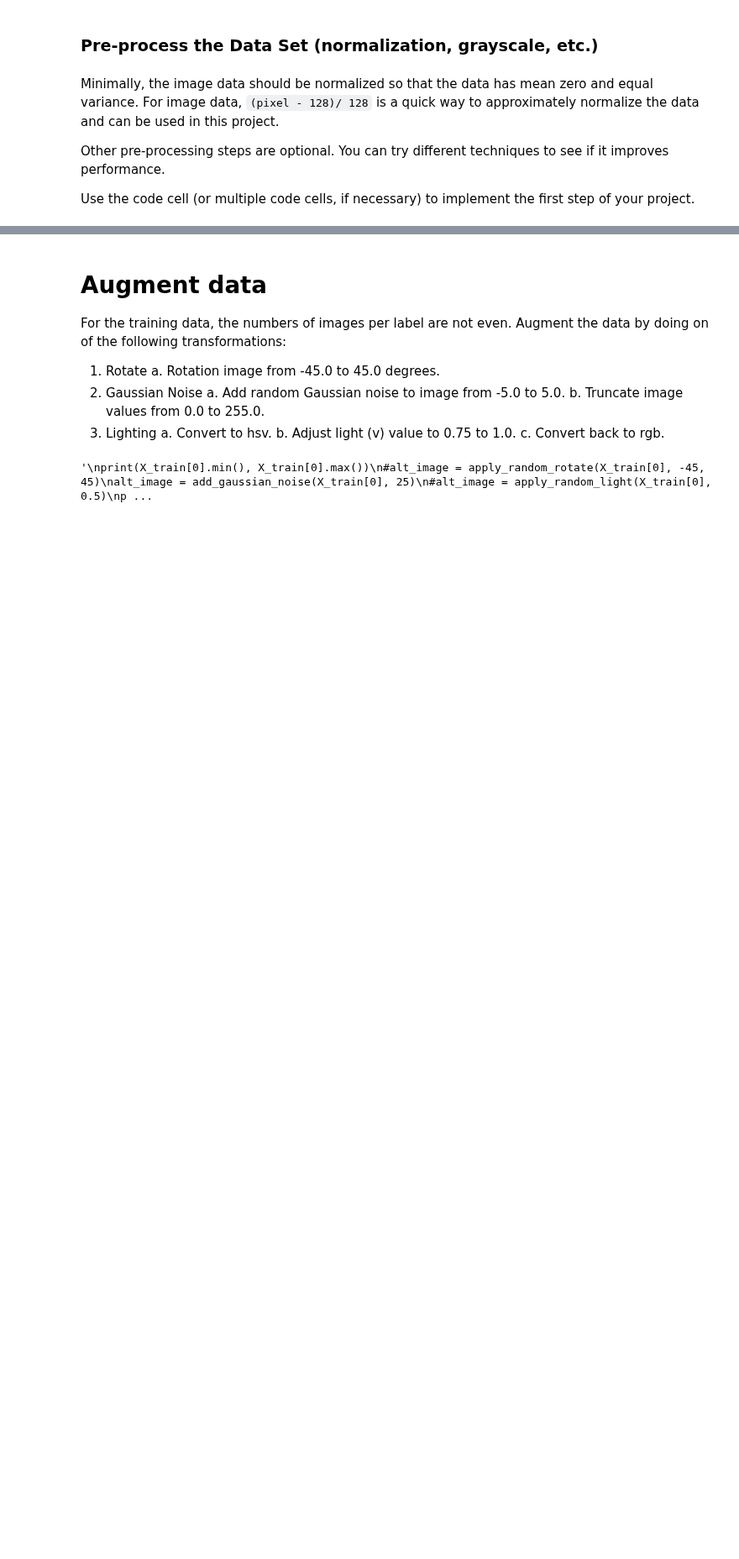
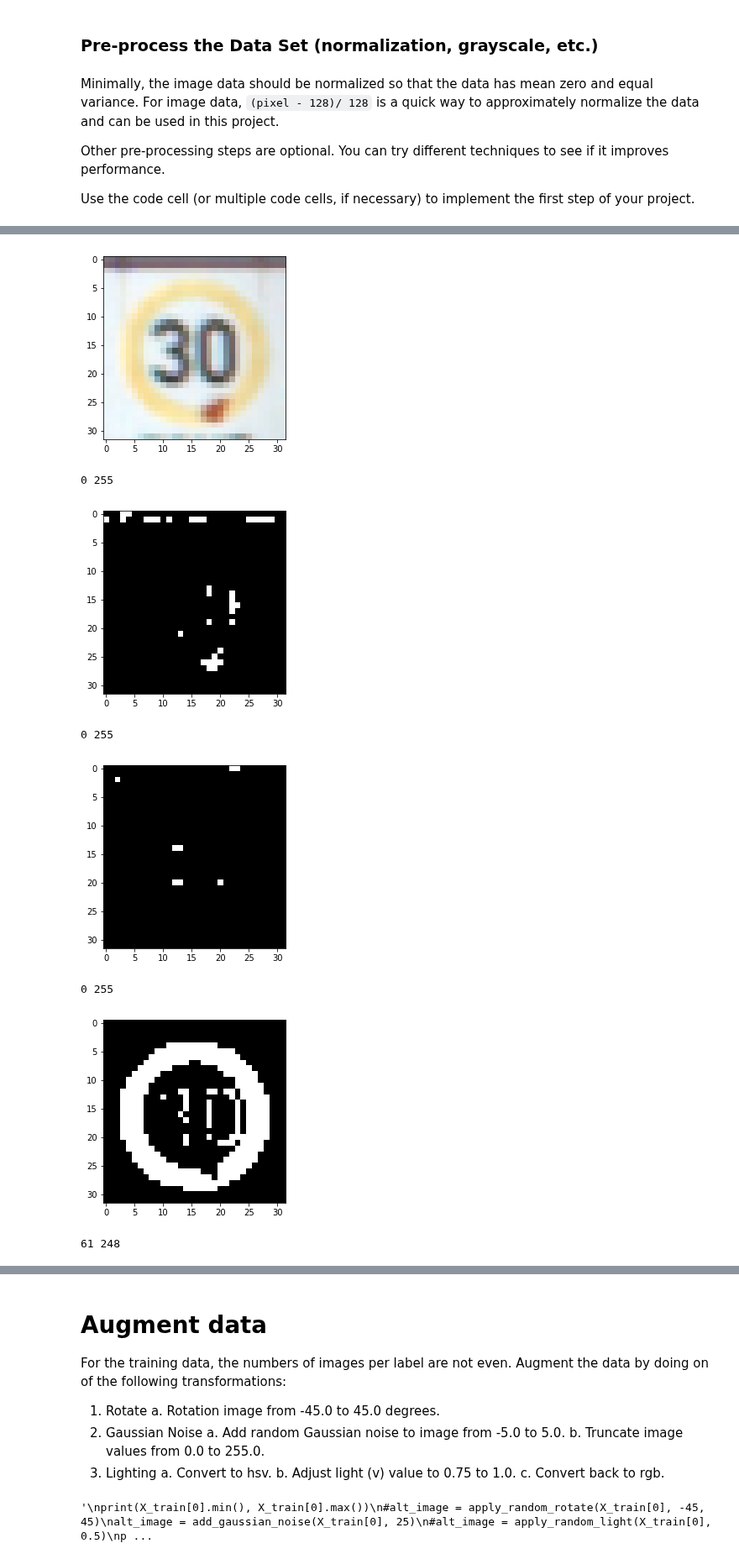
Before and after one commit to ekkus93/CarND-Traffic-Sign-Classifier-Project, a Jupyter notebook: Traffic_Sign_Classifier.ipynb, the cells around one changed output, grey strips where cells are left out. Shown at 84% size. Cells and saved outputs as stored; diff of their text form; code cells hidden in the pictures; blank space fills up the shorter version.

Commit message:
added color mask

```diff
--- a/Traffic_Sign_Classifier.ipynb
+++ b/Traffic_Sign_Classifier.ipynb
@@ -350,0 +250,6 @@ display_X_y_images(X_train, y_train, signnames_pd, 0, 10)
+# %%
+def get_red_mask(hsv_img):
+    LIGHT_RED = np.array([170,20,25])
+    DARK_RED = np.array([10,255,255])
+
+    return get_mask(hsv_img, LIGHT_RED, DARK_RED)
@@ -350,0 +266,12 @@ display_X_y_images(X_train, y_train, signnames_pd, 0, 10)
+# %%
+def get_blue_mask(hsv_img):
+    LIGHT_BLUE = np.array([110,25,25])
+    DARK_BLUE = np.array([130,255,255])
+
+    return get_mask(hsv_img, LIGHT_BLUE, DARK_BLUE)
+# %%
+def get_yellow_mask(hsv_img):
+    LIGHT_YELLOW = np.array([10, 25, 25])
+    DARK_YELLOW = np.array([40,255,255])
+
+    return get_mask(hsv_img, LIGHT_YELLOW, DARK_YELLOW)
@@ -350,0 +296,34 @@ display_X_y_images(X_train, y_train, signnames_pd, 0, 10)
+# %%
+image = X_train[69]
+plt.imshow(image)
+plt.show()
+
+hsv = cv2.cvtColor(image, cv2.COLOR_RGB2HSV).astype(np.float32)
+red_image = get_red_mask(hsv)
+print(red_image.min(), red_image.max())
+plt.imshow(red_image , cmap='gray')
+plt.show()
+
+blue_image = get_blue_mask(hsv)
+print(blue_image.min(), blue_image.max())
+plt.imshow(blue_image, cmap='gray')
+plt.show()
+
+yellow_image = get_yellow_mask(hsv)
+print(yellow_image.min(), yellow_image.max())
+plt.imshow(yellow_image, cmap='gray')
+plt.show()
+
+black_image = get_black_mask(image)
+print(black_image.min(), black_image.max())
+plt.imshow(black_image, cmap='gray')
+plt.show()
+# %% [output]
+[figure, added]
+0 255
+[figure, added]
+0 255
+[figure, added]
+0 255
+[figure, added]
+61 248
```
Also changed, not shown: parts of 24 cells of this notebook.
